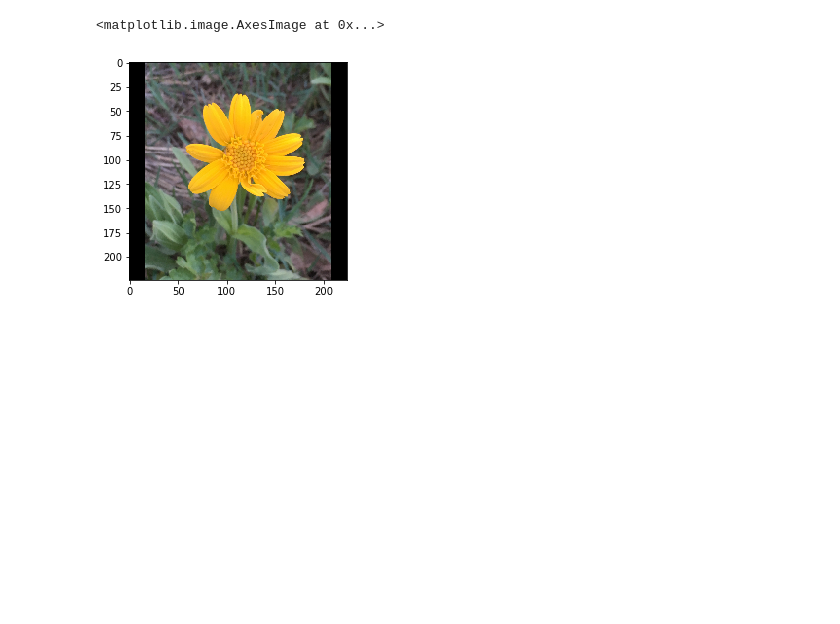
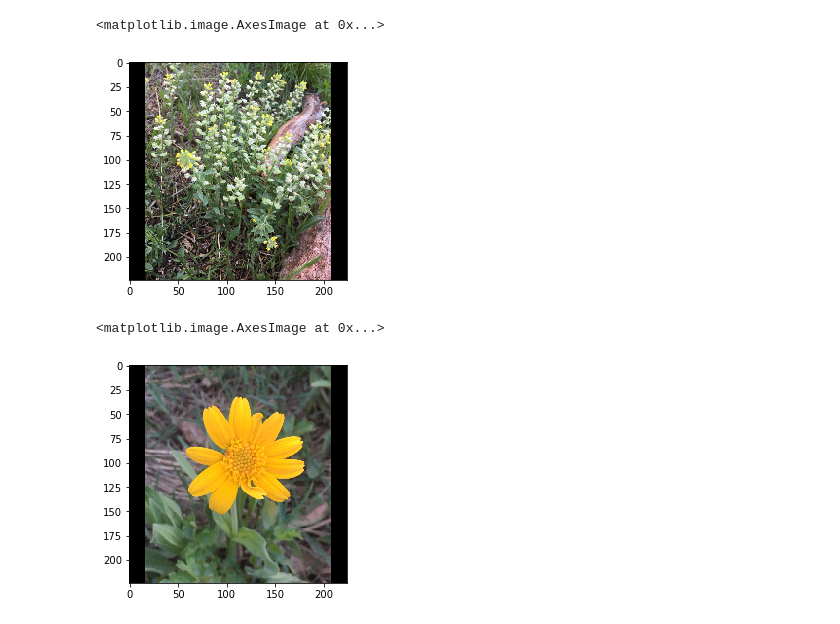
Before and after one commit to jw15/wildflower-finder, a Jupyter notebook: src/blob_detection.ipynb, the cells around one changed output. Saved outputs shown, nothing was run; the diff lists cells and outputs as text; code cells hidden in the pictures; blank space fills up the shorter version.

```diff
--- a/src/blob_detection.ipynb
+++ b/src/blob_detection.ipynb
@@ -1,7 +1,7 @@
 # %%
 import numpy as np
 
-data = np.load('flowers_224.npz')
+data = np.load('../data/flowers_224.npz')
 x = data.files[0]
 x = data[x]
 y = data.files[1]
@@ -14,6 +14,13 @@ import matplotlib.pyplot as plt
 %matplotlib inline
 # %%
 image = x[456]
+image2 = x[302]
+image3 = x[320]
+# %%
+plt.imshow(image2)
+# %% [output]
+<matplotlib.image.AxesImage at 0x...>
+[figure, added]
 # %%
 plt.imshow(image)
 # %% [output]
```
Also changed, not shown: parts of 5 cells of this notebook, 2 other files.
